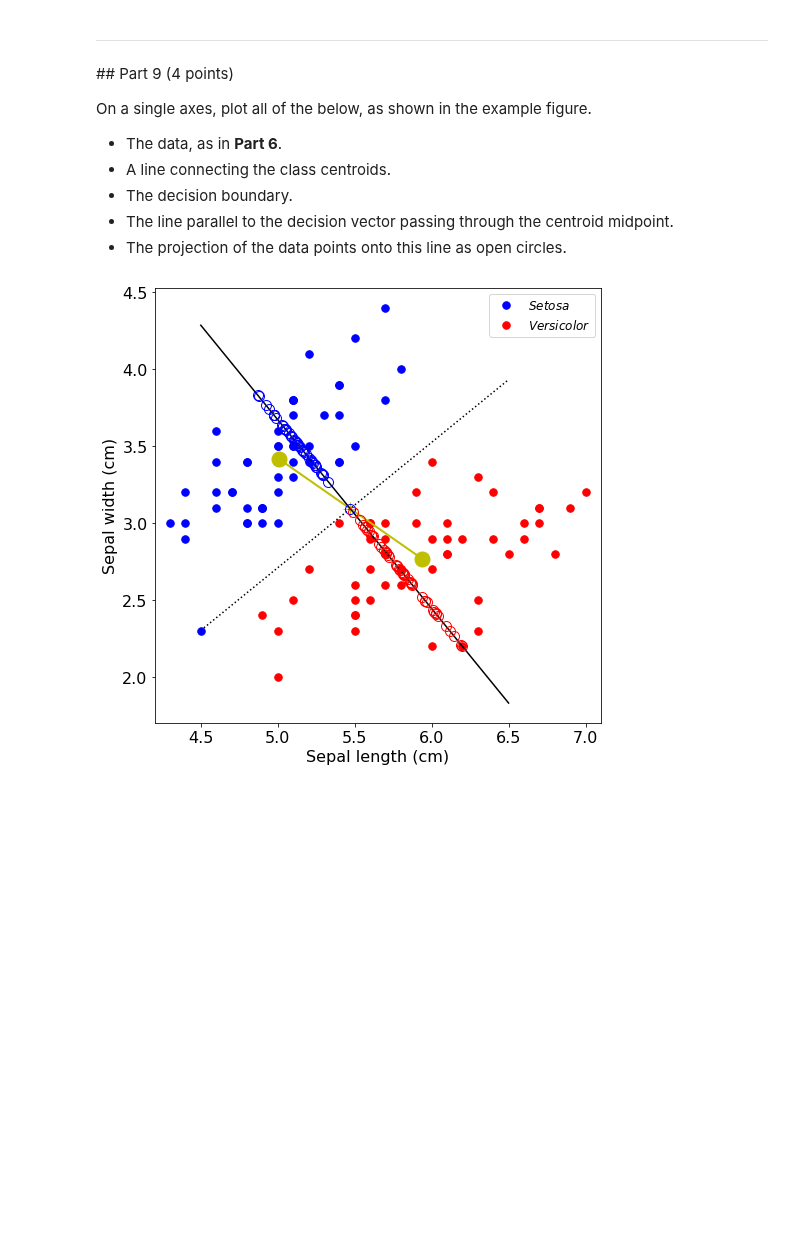
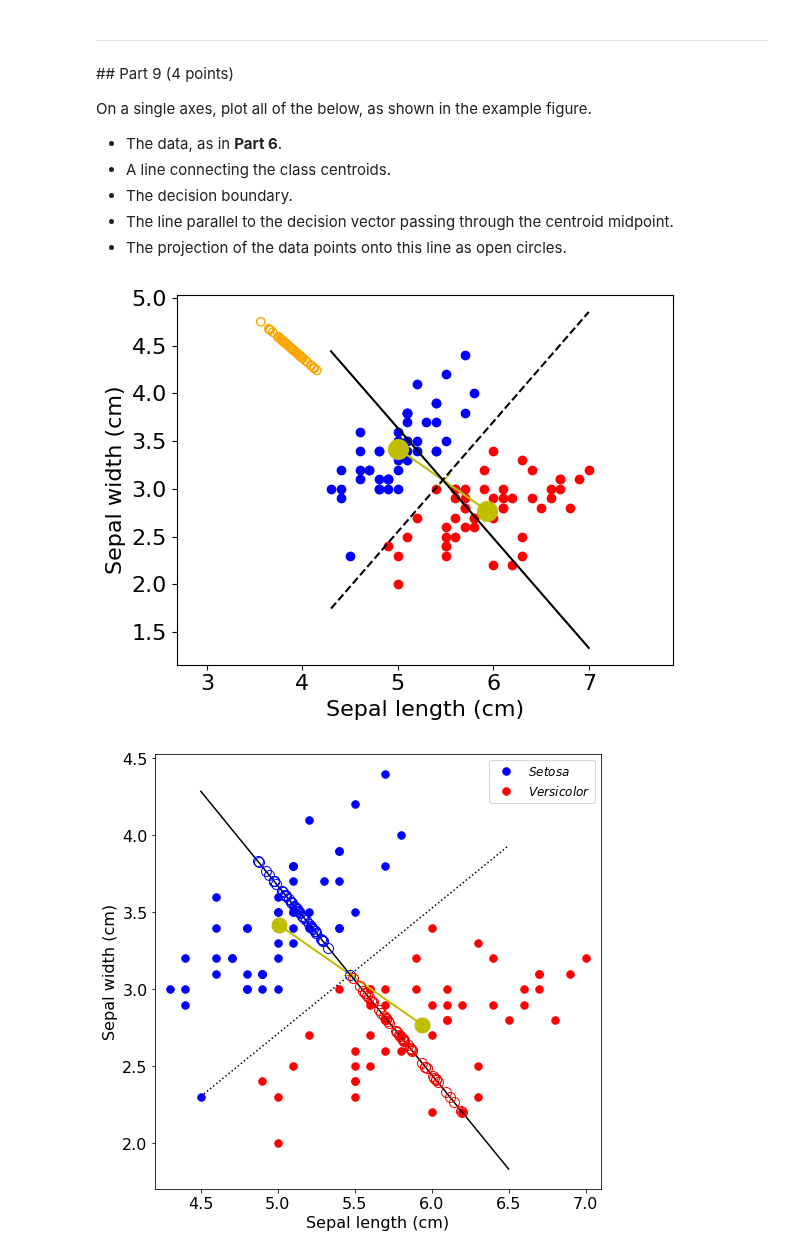
Before and after one commit to Urvi-M/BE559, a Jupyter notebook: Homework3_part1_v1.ipynb, the cells around one changed output. Saved outputs shown, nothing was run; the diff lists cells and outputs as text; code cells hidden in the pictures; blank space fills up the shorter version.

```diff
--- a/Homework3_part1_v1.ipynb
+++ b/Homework3_part1_v1.ipynb
@@ -227,13 +227,16 @@ slmx= np.mean(sl[snum==0])
 swmy= np.mean(sw[snum==0])
 vlmx= np.mean(sl[snum==1])
 vwmy= np.mean(sw[snum==1])
+mx = (slmx + vlmx) / 2
+my = (swmy + vwmy) / 2
+m= np.array([mx,my])
+
 plt.scatter(sl[snum==0],sw[snum==0],c='b', label ='Setosa')
 plt.scatter(sl[snum==1],sw[snum==1],c='r', label ='Versicolor')
 plt.scatter(slmx,swmy, c='y',s=200, marker='o')
 plt.scatter(vlmx,vwmy, c='y',s=200, marker='o')
 plt.plot([slmx,vlmx], [swmy, vwmy], 'y')
-mx = (slmx + vlmx) / 2
-my = (swmy + vwmy) / 2
+
 plt.plot(mx,my,'yx',markersize=10)
 plt.xlabel('Sepal length (cm)')
 plt.ylabel('Sepal width (cm)')
@@ -306,6 +331,36 @@ On a single axes, plot all of the below, as shown in the example figure.
 *   The decision boundary.
 *   The line parallel to the decision vector passing through the centroid midpoint.
 *   The projection of the data points onto this line as open circles.
+# %%
+plt.scatter(sl[snum==0],sw[snum==0],c='b', label ='Setosa')
+plt.scatter(sl[snum==1],sw[snum==1],c='r', label ='Versicolor')
+plt.scatter(slmx,swmy, c='y',s=200, marker='o')
+plt.scatter(vlmx,vwmy, c='y',s=200, marker='o')
+plt.plot([slmx,vlmx], [swmy, vwmy], 'y')
+
+plt.plot(mx,my,'yx',markersize=10, label ='Line connecting class centroids')
+
+x_val = np.linspace(min(sl[0:100]), max(sl[0:100]), 50)
+y_val = decisiony(x_val, W, m)
+# y_proj = proj(sl[0:100],W,m )
+# print(np.shape(y_val))
+y_parl =liney(x_val, W, m)
+plt.plot(x_val, y_val, 'k-', label='Decision Boundary')
+plt.plot(x_val, y_parl, 'k--', label='Line parallel to the Decision Boundary')
+
+# Calculate the projection of the data points onto the line
+projected_points = proj(np.column_stack((sinvx, sinvy)), W, m)
+
+# Plot the projected points as open circles
+plt.scatter(projected_points[:, 0], projected_points[:, 1], facecolors='none', edgecolors='orange', label='Projected Points')
+
+plt.xlabel('Sepal length (cm)')
+plt.ylabel('Sepal width (cm)')
+plt.axis('equal')
+# plt.legend()
+plt.show()
+# %% [output]
+[figure, added]
 # %%
 # %% [output]
 [figure]
```
Also changed, not shown: parts of 2 cells of this notebook.
